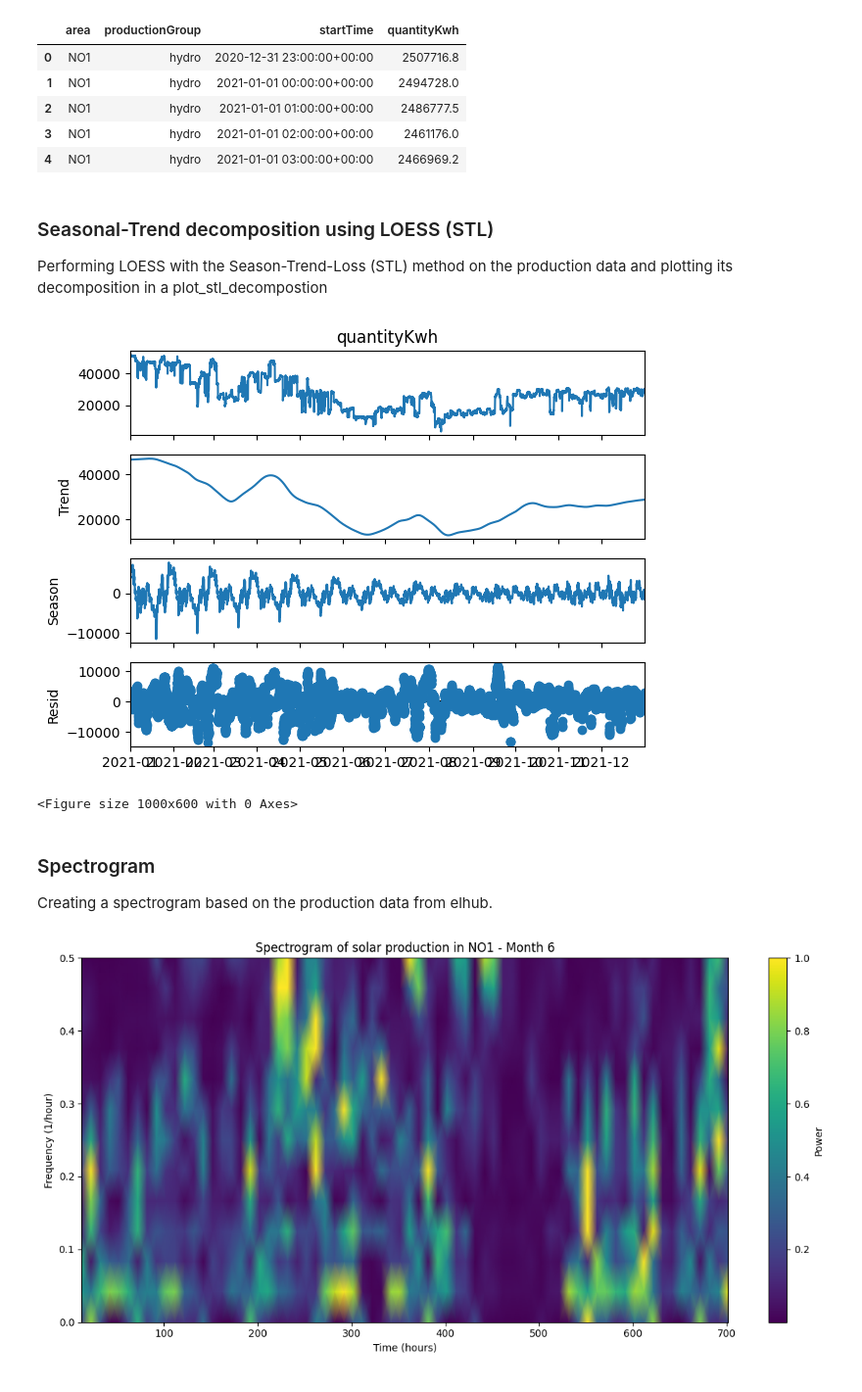
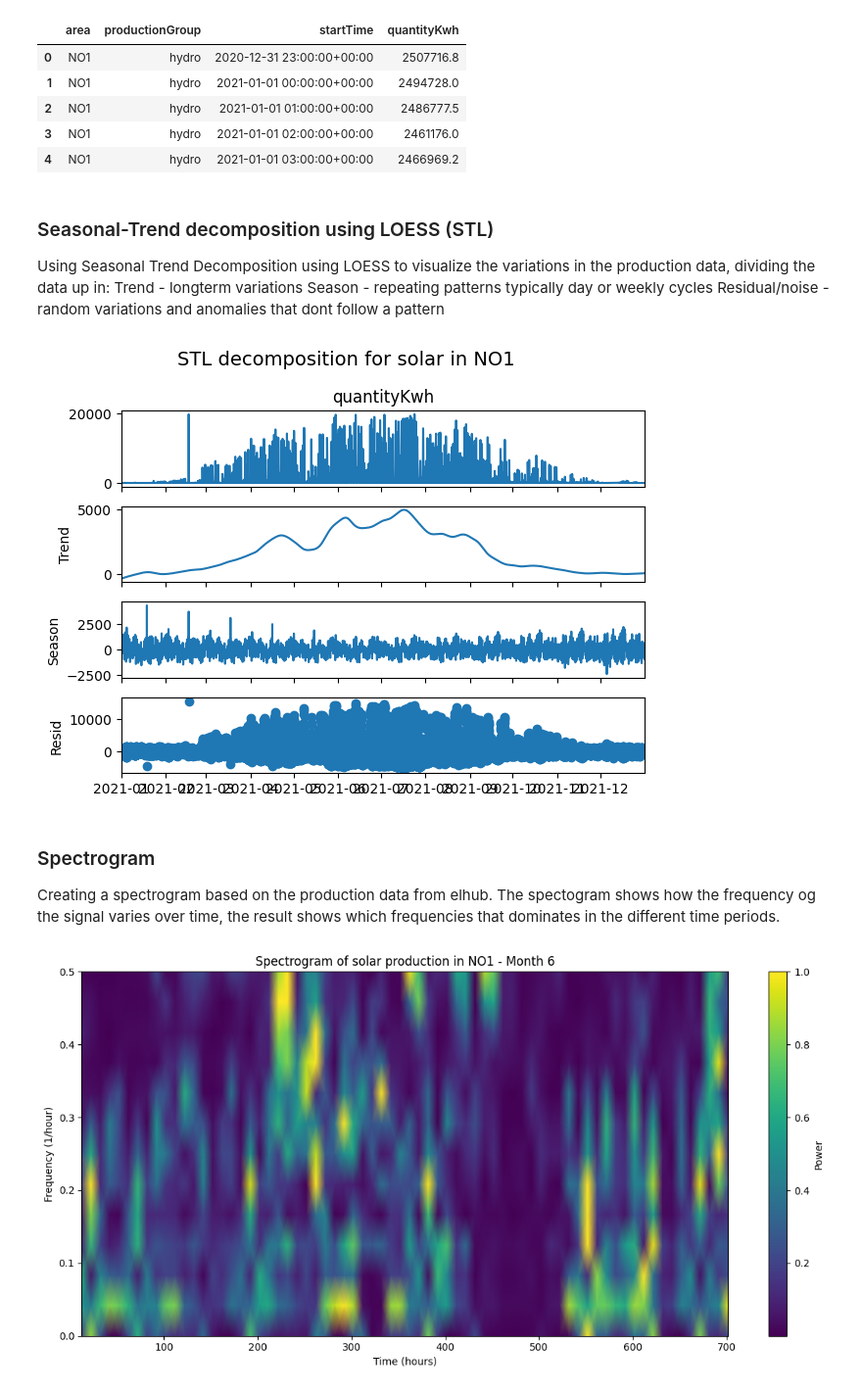
Before and after one commit to heitonn/heitonn-ind320-streamlit, a Jupyter notebook: notebooks/assignment3_notebook.ipynb, the cells around one changed output. Shown at 98% size. Drawn from its saved outputs; the diff is of its cells as text; code cells hidden in the pictures.

```diff
--- a/notebooks/assignment3_notebook.ipynb
+++ b/notebooks/assignment3_notebook.ipynb
@@ -473,8 +479,10 @@ df.head()
 | 4 | NO1 | hydro | 2021-01-01 03:00:00+00:00 | 2466969.2 |
 # %% [markdown]
 ### Seasonal-Trend decomposition using LOESS (STL)
-
-Performing LOESS with the Season-Trend-Loss (STL) method on the production data and plotting its decomposition in a plot_stl_decompostion
+Using Seasonal Trend Decomposition using LOESS to visualize the variations in the production data, dividing the data up in:
+Trend - longterm variations
+Season - repeating patterns typically day or weekly cycles
+Residual/noise - random variations and anomalies that dont follow a pattern
 # %%
 
 
@@ -491,43 +499,41 @@ def plot_stl_decomposition(df, area="NO1", productionGroup="hydro",
         seasonal (int): Seasonal smoother length
         trend (int): Trend smoother length
         robust (bool): Whether to use robust fitting
 
     Returns:
         stl (STL): STL object with decomposition
     """
-    from statsmodels.tsa.seasonal import STL
-
     # Filtering data on area and production group
     df_filtered = df[(df['area'] == area) & (df['productionGroup'] == productionGroup)].copy()
     df_filtered = df_filtered.sort_values('startTime')
 
     # Making a time series
     ts = df_filtered.set_index('startTime')['quantityKwh']
 
     # STL decomposition
     stl = STL(ts, period=period, seasonal=seasonal, trend=trend, robust=robust)
     result = stl.fit()
 
     # Plotting
     result.plot()
-    plt.figure(figsize=(10, 6))
+    #plt.figure(figsize=(20, 6))
     plt.suptitle(f"STL decomposition for {productionGroup} in {area}", fontsize=14)
     plt.tight_layout()
     plt.show()
 
     return result
 
 
 # Test function
-# One day 24 hours - one week 168 hours
-stl_result = plot_stl_decomposition(df, area="NO1", productionGroup="thermal",
+# Period: One day 24 hours - one week 168 hours - one month ~ 720
+stl_result = plot_stl_decomposition(df, area="NO1", productionGroup="solar",
                                      period=700, seasonal=711, trend=711)
 # %% [output]
-[figure, old version]
+[figure, new version]
-<Figure size 1000x600 with 0 Axes>
 # %% [markdown]
 ### Spectrogram
 Creating a spectrogram based on the production data from elhub.
+The spectogram shows how the frequency og the signal varies over time, the result shows which frequencies that dominates in the different time periods.
 # %%
 def plot_production_spectrogram(df, area="NO1", productionGroup="hydro",
                                 window_length=168, window_overlap=84, fs=1,
```
Also changed, not shown: parts of 12 cells of this notebook, 9 other files.
